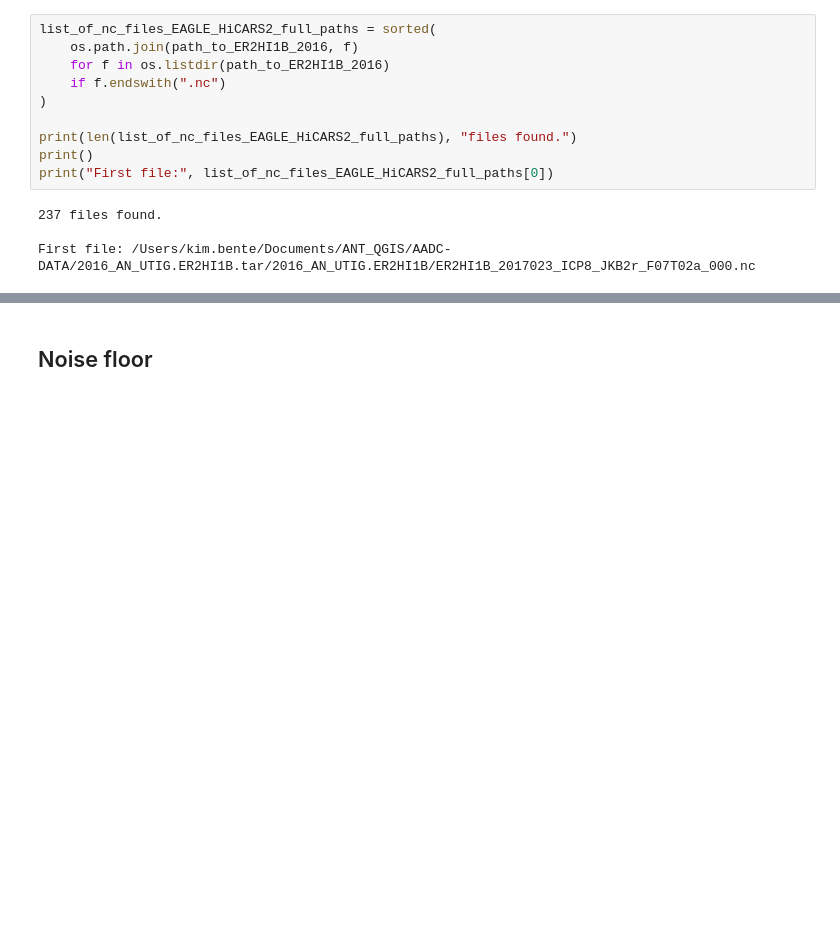
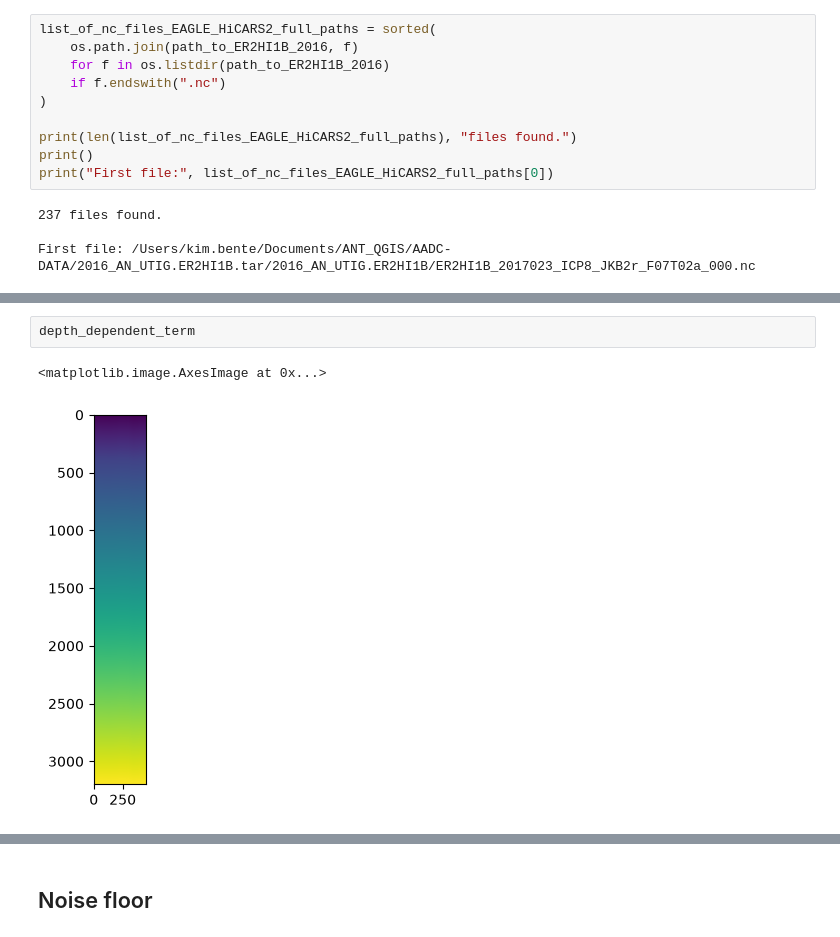
Before and after one commit to kimbente/RadarCLIP, a Jupyter notebook: preprocess_EAGLE.ipynb, the cells around one changed output, grey strips where cells are left out. Drawn from its saved outputs; the diff is of its cells as text; blank space fills up the shorter version.

```diff
--- a/preprocess_EAGLE.ipynb
+++ b/preprocess_EAGLE.ipynb
@@ -126,0 +482,5 @@ Skipped []
+# %%
+depth_dependent_term
+# %% [output]
+<matplotlib.image.AxesImage at 0x...>
+[figure, added]
```
Also changed, not shown: parts of 24 cells of this notebook, 2 other files.
